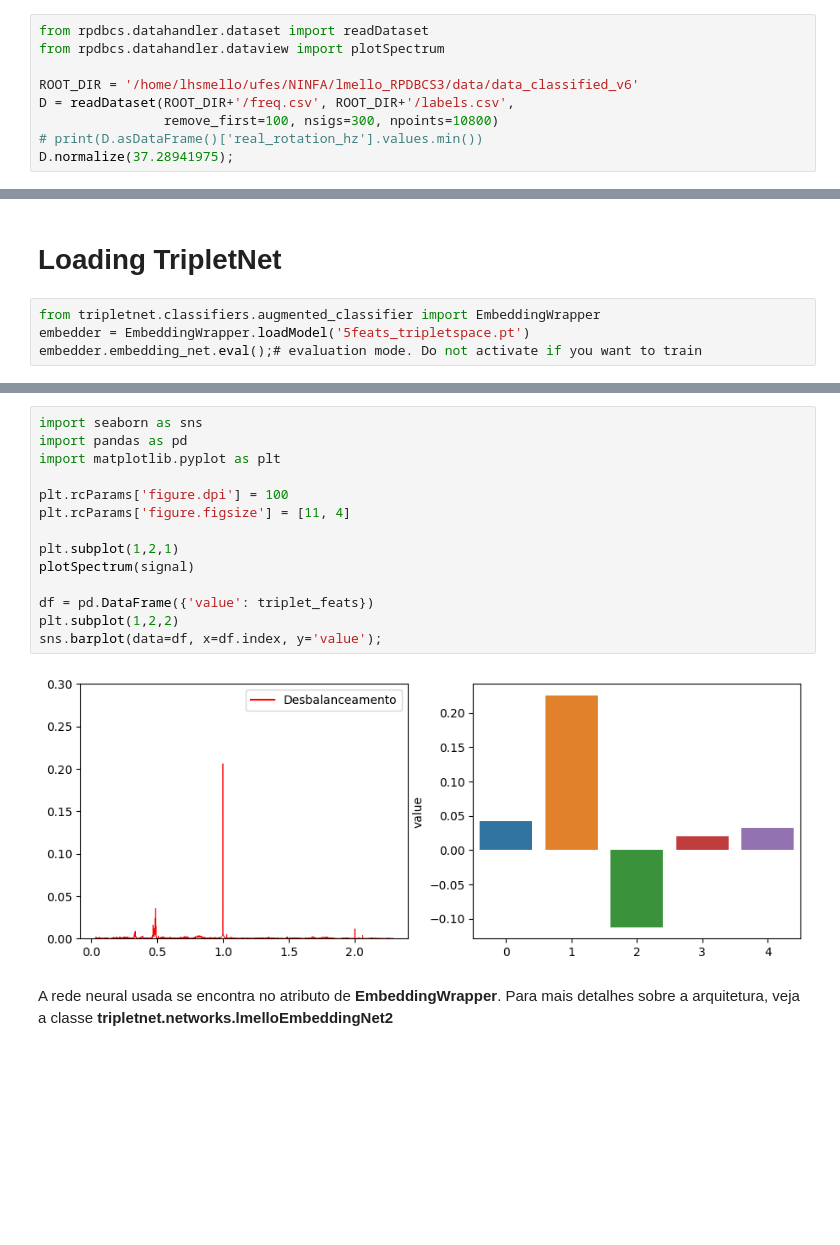
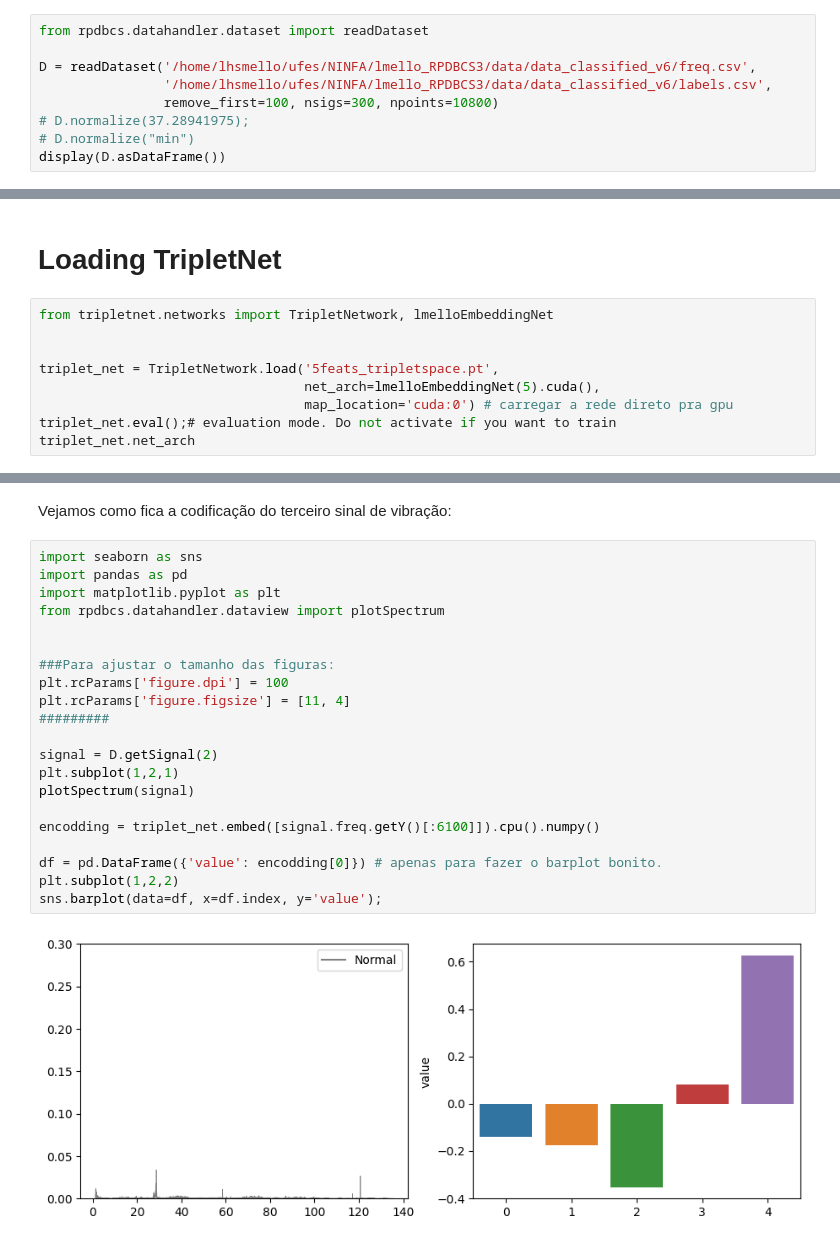
Before and after one commit to Lucashsmello/TripletNet-on-ESP, a Jupyter notebook: tutorial_tripletnet_lmello.ipynb, the cells around one changed output, grey strips where cells are left out. Cells and saved outputs as stored; diff of their text form; blank space fills up the shorter version.

```diff
--- a/tutorial_tripletnet_lmello.ipynb
+++ b/tutorial_tripletnet_lmello.ipynb
@@ -4,11 +4,11 @@
 Baixe sua base de dados de http://ninfa.inf.ufes.br/RPDBCS3/data/
 # %%
 from rpdbcs.datahandler.dataset import readDataset
-from rpdbcs.datahandler.dataview import plotSpectrum
 
-ROOT_DIR = '/home/lhsmello/ufes/NINFA/lmello_RPDBCS3/data/data_classified_v6'
-D = readDataset(ROOT_DIR+'/freq.csv', ROOT_DIR+'/labels.csv',
+D = readDataset('/home/lhsmello/ufes/NINFA/lmello_RPDBCS3/data/data_classified_v6/freq.csv',
+                '/home/lhsmello/ufes/NINFA/lmello_RPDBCS3/data/data_classified_v6/labels.csv',
                 remove_first=100, nsigs=300, npoints=10800)
-# print(D.asDataFrame()['real_rotation_hz'].values.min())
-D.normalize(37.28941975);
+# D.normalize(37.28941975);
+# D.normalize("min")
+display(D.asDataFrame())
 # %% [output]
@@ -16,6 +28,11 @@ Normalizing Data...
 # %% [markdown]
 # Loading TripletNet
 # %%
-from tripletnet.classifiers.augmented_classifier import EmbeddingWrapper
-embedder = EmbeddingWrapper.loadModel('5feats_tripletspace.pt')
-embedder.embedding_net.eval();# evaluation mode. Do not activate if you want to train
+from tripletnet.networks import TripletNetwork, lmelloEmbeddingNet
+
+
+triplet_net = TripletNetwork.load('5feats_tripletspace.pt',
+                                  net_arch=lmelloEmbeddingNet(5).cuda(),
+                                  map_location='cuda:0') # carregar a rede direto pra gpu
+triplet_net.eval();# evaluation mode. Do not activate if you want to train
+triplet_net.net_arch
@@ -31,18 +72,25 @@ print(triplet_feats)
+# %% [markdown]
+Vejamos como fica a codificação do terceiro sinal de vibração:
 # %%
 import seaborn as sns
 import pandas as pd
 import matplotlib.pyplot as plt
+from rpdbcs.datahandler.dataview import plotSpectrum
 
+
+###Para ajustar o tamanho das figuras:
 plt.rcParams['figure.dpi'] = 100
 plt.rcParams['figure.figsize'] = [11, 4]
+#########
 
+signal = D.getSignal(2)
 plt.subplot(1,2,1)
 plotSpectrum(signal)
 
-df = pd.DataFrame({'value': triplet_feats})
+encodding = triplet_net.embed([signal.freq.getY()[:6100]]).cpu().numpy()
+
+df = pd.DataFrame({'value': encodding[0]}) # apenas para fazer o barplot bonito.
 plt.subplot(1,2,2)
 sns.barplot(data=df, x=df.index, y='value');
 # %% [output]
-[figure, old version]
+[figure, new version]
-# %% [markdown]
-A rede neural usada se encontra no atributo de **EmbeddingWrapper**. Para mais detalhes sobre a arquitetura, veja a classe **tripletnet.networks.lmelloEmbeddingNet2**
```
Also changed, not shown: parts of 11 cells of this notebook, 2 other files.
